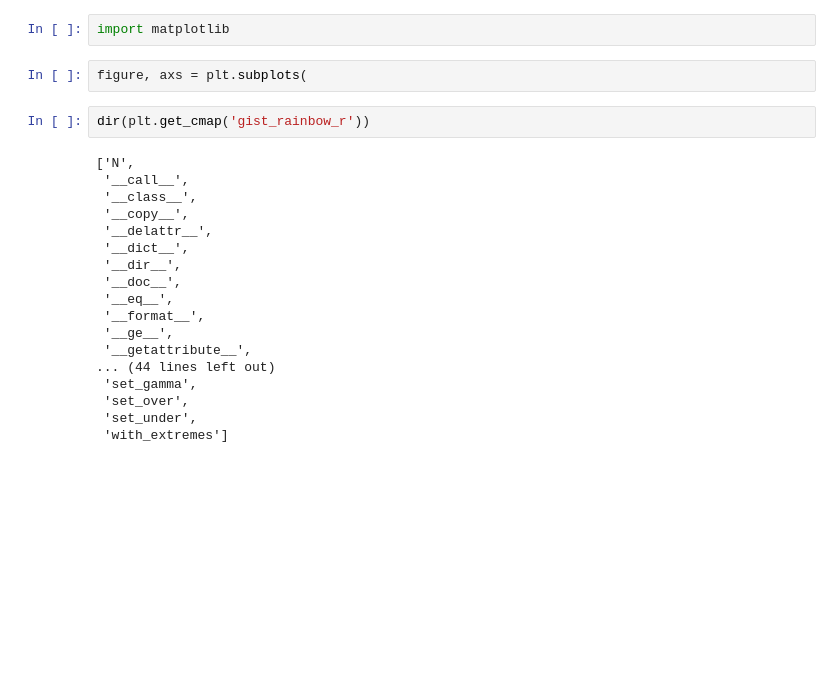
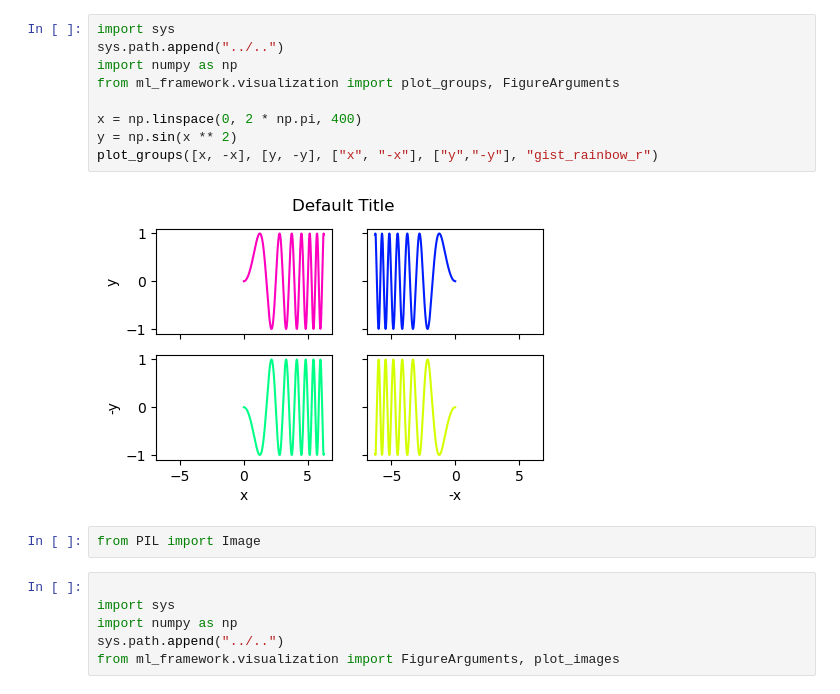
Before and after one commit to ajperry2/ml_framework, a Jupyter notebook: src/ml_framework/visualization/plot.ipynb, the cells around one changed output. Cells and saved outputs as stored; diff of their text form; blank space fills up the shorter version.

```diff
--- a/src/ml_framework/visualization/plot.ipynb
+++ b/src/ml_framework/visualization/plot.ipynb
@@ -77,24 +1,19 @@ plot_groups([x, -x], [y, -y], ["x", "-x"], ["y","-y"], "gist_rainbow_r")
-# %%
-import matplotlib
-# %%
-figure, axs = plt.subplots(
-# %%
-dir(plt.get_cmap('gist_rainbow_r'))
-# %% [output]
-['N',
- '__call__',
- '__class__',
- '__copy__',
- '__delattr__',
- '__dict__',
- '__dir__',
- '__doc__',
- '__eq__',
- '__format__',
- '__ge__',
- '__getattribute__',
-... (44 lines left out)
- 'set_gamma',
- 'set_over',
- 'set_under',
- 'with_extremes']
+# %%
+import sys
+sys.path.append("../..")
+import numpy as np
+from ml_framework.visualization import plot_groups, FigureArguments
+
+x = np.linspace(0, 2 * np.pi, 400)
+y = np.sin(x ** 2)
+plot_groups([x, -x], [y, -y], ["x", "-x"], ["y","-y"], "gist_rainbow_r")
+# %% [output]
+[figure, added]
+# %%
+from PIL import Image
+# %%
+
+import sys
+import numpy as np
+sys.path.append("../..")
+from ml_framework.visualization import FigureArguments, plot_images
```
Also changed, not shown: parts of 3 cells of this notebook, 22 other files.
